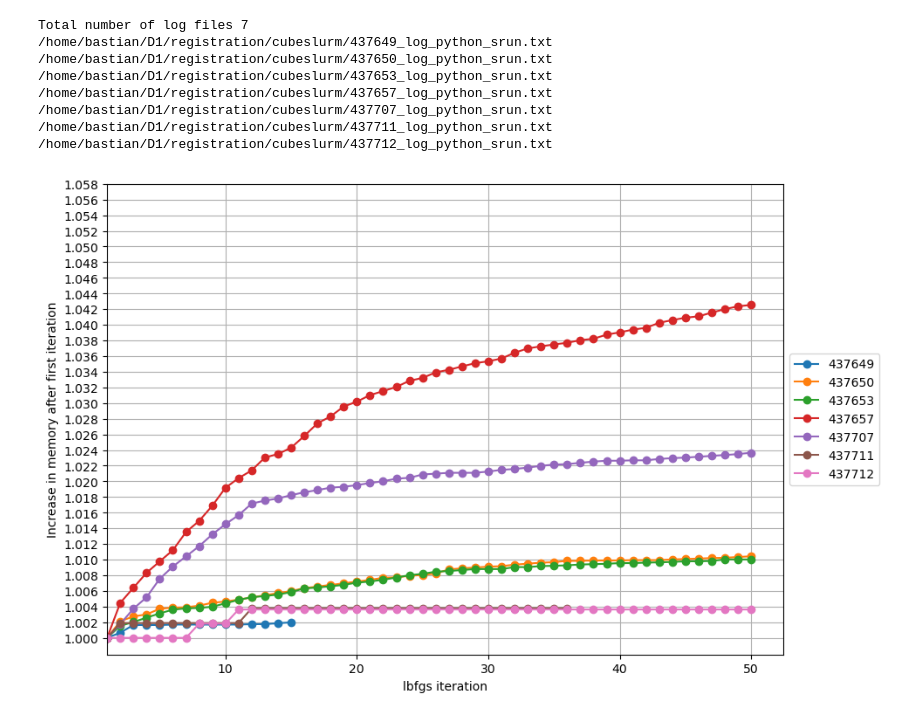
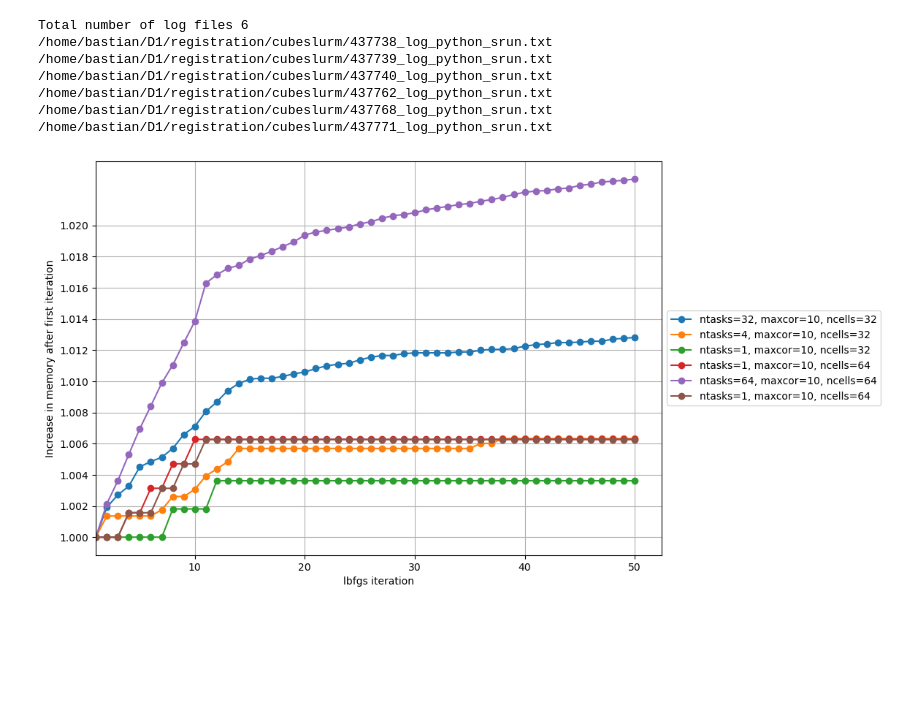
Before and after one commit to JohannesHaubner/mapMRI, a Jupyter notebook: examples/debugging/mem.ipynb, the cells around one changed output. Drawn from its saved outputs; the diff is of its cells as text; code cells hidden in the pictures; blank space fills up the shorter version.

```diff
--- a/examples/debugging/mem.ipynb
+++ b/examples/debugging/mem.ipynb
@@ -30,6 +30,8 @@ slurmids = set(slurmids)
 slurmids = [# 437606,
             437649, 437650, 437653, 437657, 437707, 437711, 437712]
 
+slurmids = [437738, 437739, 437740, 437762, 437768,437771,]
+
 print("Total number of log files", len(slurmids))
 
 fig = plt.figure(figsize=(10,7))
@@ -43,8 +45,12 @@ for slurmid in slurmids:
 
     mema, outfoldername = read_memory(filename)
 
+
+
     check_for_error(path / (str(slurmid) + ".out"))
     check(filename)#path / (str(slurmid) + ".out"))
+
+    ntasks, maxcor, meshn = read(path / (str(slurmid) + ".out"))
 
     outfoldername = outfoldername.replace("\n", "").replace(" ", "")
 
@@ -83,41 +89,41 @@ for slurmid in slurmids:
         marker = "d"
         linestyle = ":"
 
     elif "projector" in outfoldername:
         marker = "*"
         linestyle = ":"
 
 
     fac = 1 + 0 * mema[0,1]
     fac = mema[0,1]
 
     mema[:,0] -= 1
 
     plt.plot(mema[:,0], mema[:,1] / fac, marker=marker,
             # color=color, linestyle=linestyle,
             # label="maxcor="+res[1] + "," + res[2].replace("none", "no preconditioning").replace("preconditioning_nosmoothen", "preconditioning = nosmoothen"),
-            label=outfoldername + str(slurmid),
+            # label=outfoldername + str(slurmid),
+            label="ntasks=" + str(ntasks).replace("\n", "") + ", maxcor=" + str(maxcor).replace("\n", "")+ ", ncells=" + str(meshn).replace("\n", "")
             # label=slurmid,
             )
     plt.legend()
 
 plt.xlabel("lbfgs iteration")
 if fac == 1:
     plt.ylabel("memory (TB)")
 else:
     plt.ylabel("Increase in memory after first iteration")
 plt.xlim(1, None)
-plt.yticks([1 + x /1000 for x in range(0, 60, 2)])
+plt.yticks([1 + x /1000 for x in range(0, 22, 2)])
 plt.grid()
 ax.legend(loc='center left', bbox_to_anchor=(1, 0.5))
 plt.show()
 # %% [output]
-Total number of log files 7
-/home/bastian/D1/registration/cubeslurm/437649_log_python_srun.txt
-/home/bastian/D1/registration/cubeslurm/437650_log_python_srun.txt
-/home/bastian/D1/registration/cubeslurm/437653_log_python_srun.txt
-/home/bastian/D1/registration/cubeslurm/437657_log_python_srun.txt
-/home/bastian/D1/registration/cubeslurm/437707_log_python_srun.txt
-/home/bastian/D1/registration/cubeslurm/437711_log_python_srun.txt
-/home/bastian/D1/registration/cubeslurm/437712_log_python_srun.txt
+Total number of log files 6
+/home/bastian/D1/registration/cubeslurm/437738_log_python_srun.txt
+/home/bastian/D1/registration/cubeslurm/437739_log_python_srun.txt
+/home/bastian/D1/registration/cubeslurm/437740_log_python_srun.txt
+/home/bastian/D1/registration/cubeslurm/437762_log_python_srun.txt
+/home/bastian/D1/registration/cubeslurm/437768_log_python_srun.txt
+/home/bastian/D1/registration/cubeslurm/437771_log_python_srun.txt
-[figure, old version]
+[figure, new version]
```
Also changed, not shown: 6 other files.
